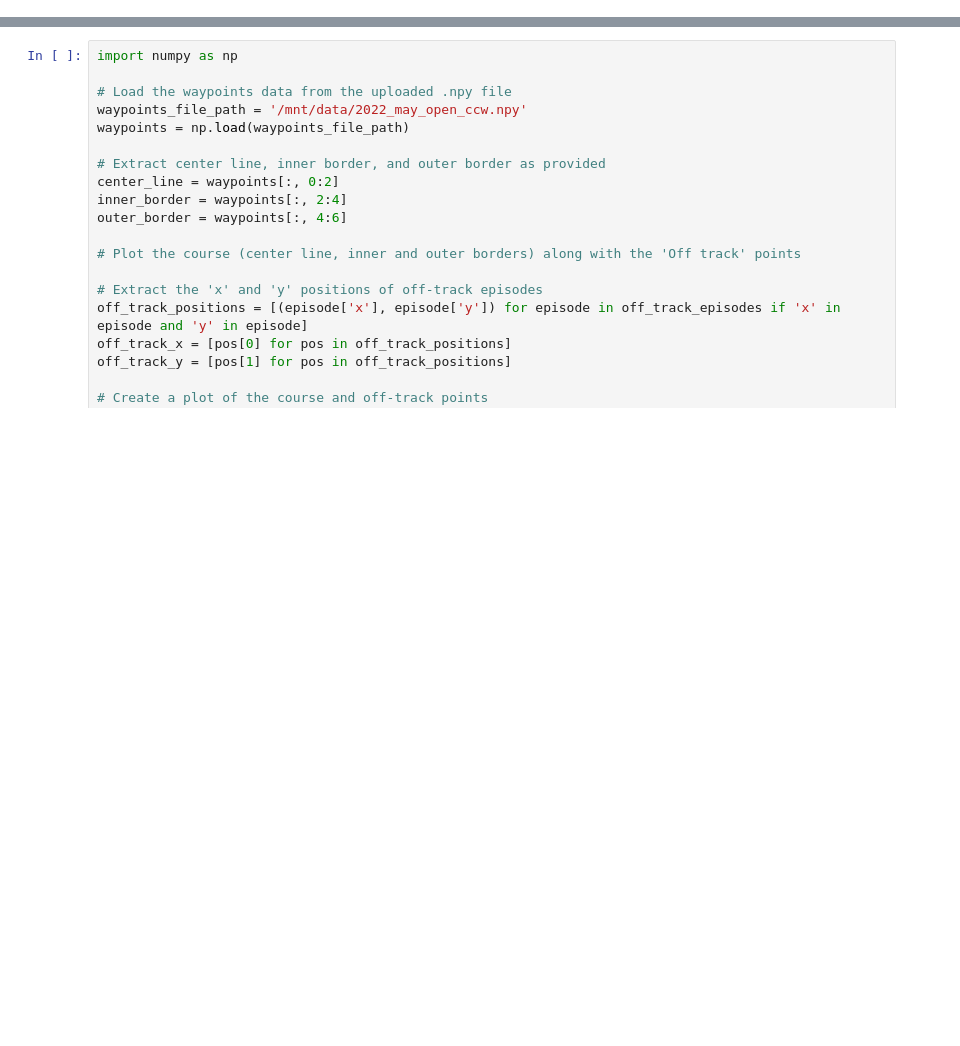
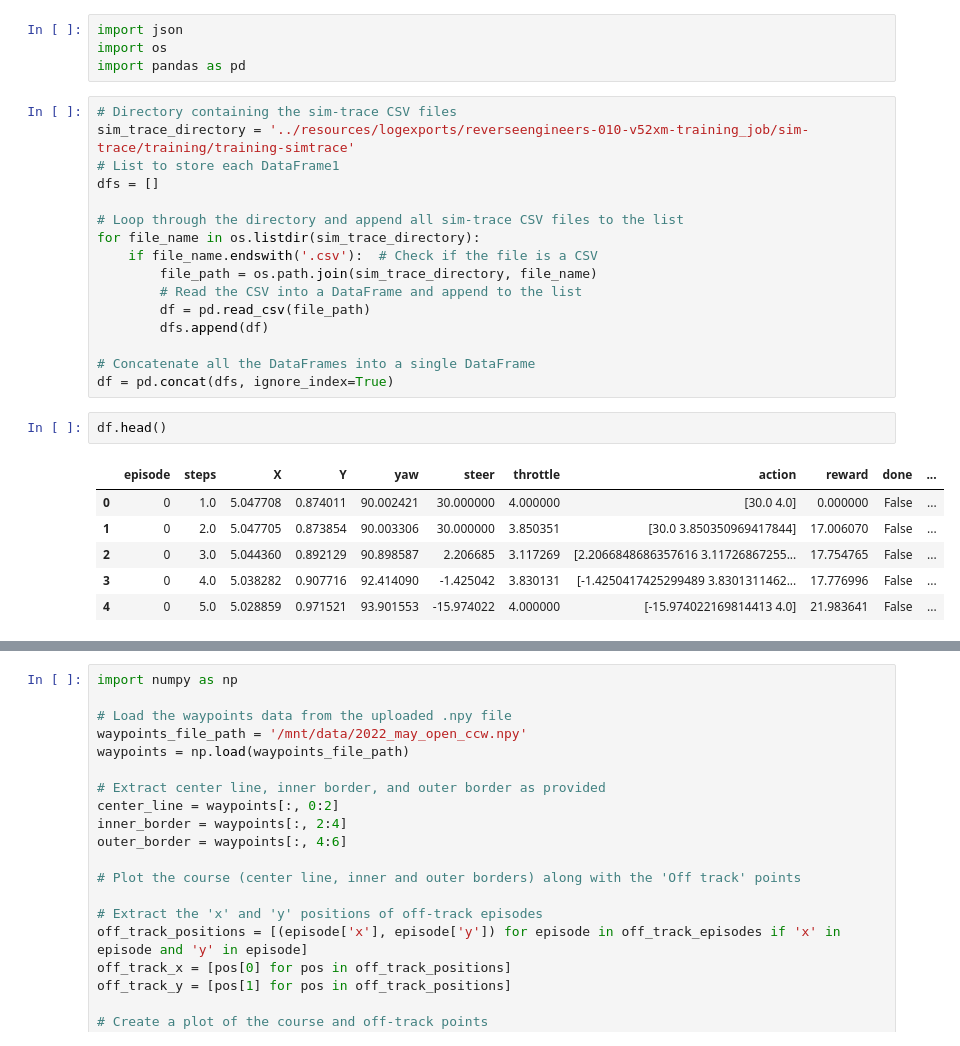
Before and after one commit to scscodes/dr2024, a Jupyter notebook: notebooks/OffTrack_Analysis.ipynb, the cells around one changed output, grey strips where cells are left out. Cells and saved outputs as stored; diff of their text form; blank space fills up the shorter version.

```diff
--- a/notebooks/OffTrack_Analysis.ipynb
+++ b/notebooks/OffTrack_Analysis.ipynb
@@ -0,0 +1,29 @@
+# %%
+import json
+import os
+import pandas as pd
+# %%
+# Directory containing the sim-trace CSV files
+sim_trace_directory = '../resources/logexports/reverseengineers-010-v52xm-training_job/sim-trace/training/training-simtrace'
+# List to store each DataFrame1
+dfs = []
+
+# Loop through the directory and append all sim-trace CSV files to the list
+for file_name in os.listdir(sim_trace_directory):
+    if file_name.endswith('.csv'):  # Check if the file is a CSV
+        file_path = os.path.join(sim_trace_directory, file_name)
+        # Read the CSV into a DataFrame and append to the list
+        df = pd.read_csv(file_path)
+        dfs.append(df)
+
+# Concatenate all the DataFrames into a single DataFrame
+df = pd.concat(dfs, ignore_index=True)
+# %%
+df.head()
+# %% [output]
+|  | episode | steps | X | Y | yaw | steer | throttle | action | reward | done | ... |
+| 0 | 0 | 1.0 | 5.047708 | 0.874011 | 90.002421 | 30.000000 | 4.000000 | [30.0 4.0] | 0.000000 | False | ... |
+| 1 | 0 | 2.0 | 5.047705 | 0.873854 | 90.003306 | 30.000000 | 3.850351 | [30.0 3.850350969417844] | 17.006070 | False | ... |
+| 2 | 0 | 3.0 | 5.044360 | 0.892129 | 90.898587 | 2.206685 | 3.117269 | [2.2066848686357616 3.11726867255... | 17.754765 | False | ... |
+| 3 | 0 | 4.0 | 5.038282 | 0.907716 | 92.414090 | -1.425042 | 3.830131 | [-1.4250417425299489 3.8301311462... | 17.776996 | False | ... |
+| 4 | 0 | 5.0 | 5.028859 | 0.971521 | 93.901553 | -15.974022 | 4.000000 | [-15.974022169814413 4.0] | 21.983641 | False | ... |
```
Also changed, not shown: parts of 1 cell of this notebook, 2 other files.
